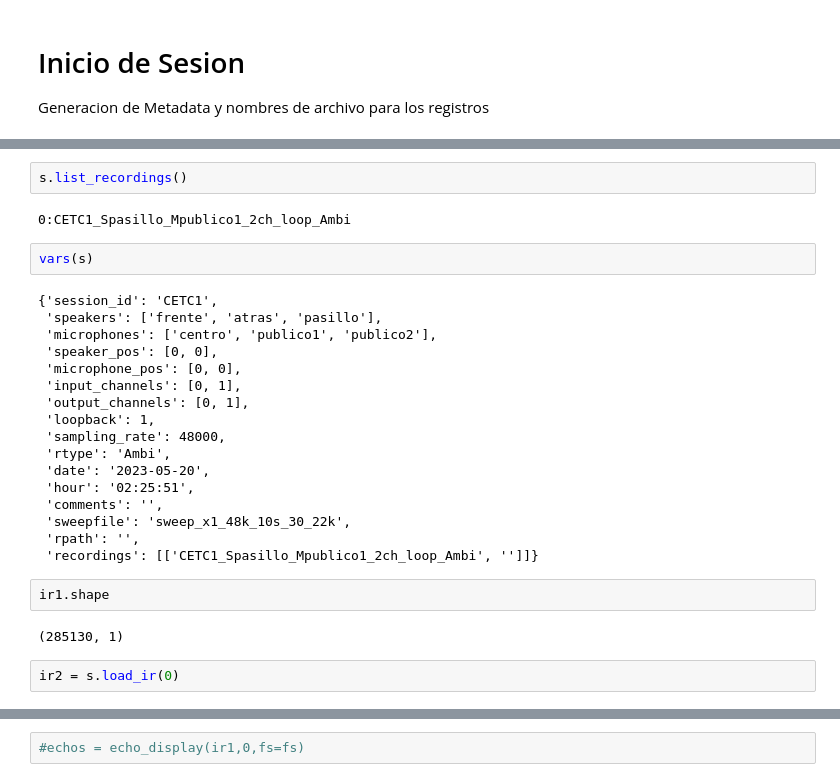
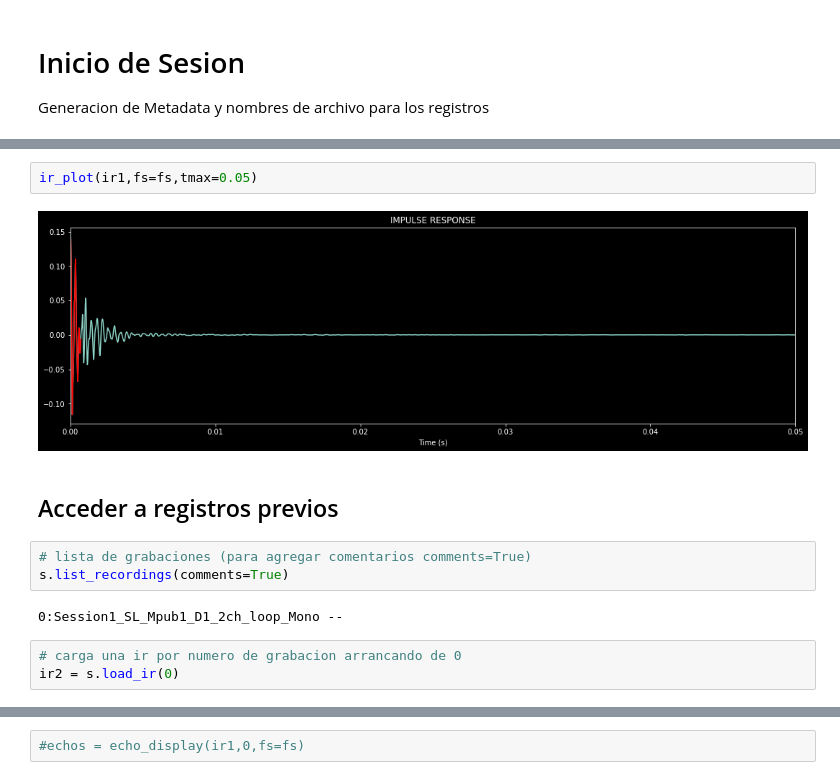
Before and after one commit to meguia/IRma, a Jupyter notebook: src/notebooks/field_session.ipynb, the cells around one changed output, grey strips where cells are left out. Cells and saved outputs as stored; diff of their text form.

```diff
--- a/src/notebooks/field_session.ipynb
+++ b/src/notebooks/field_session.ipynb
@@ -42,30 +73,15 @@ Extracting ---> CETC1_Spasillo_Mpublico1_2ch_loop_Ambi
 DONE
+# %%
+ir_plot(ir1,fs=fs,tmax=0.05)
+# %% [output]
+[figure, new version]
+# %% [markdown]
+## Acceder a registros previos
 # %%
-s.list_recordings()
+# lista de grabaciones (para agregar comentarios comments=True)
+s.list_recordings(comments=True)
 # %% [output]
-0:CETC1_Spasillo_Mpublico1_2ch_loop_Ambi
+0:Session1_SL_Mpub1_D1_2ch_loop_Mono --
-# %%
-vars(s)
-# %% [output]
-{'session_id': 'CETC1',
- 'speakers': ['frente', 'atras', 'pasillo'],
- 'microphones': ['centro', 'publico1', 'publico2'],
- 'speaker_pos': [0, 0],
- 'microphone_pos': [0, 0],
- 'input_channels': [0, 1],
- 'output_channels': [0, 1],
- 'loopback': 1,
- 'sampling_rate': 48000,
- 'rtype': 'Ambi',
- 'date': '2023-05-20',
- 'hour': '02:25:51',
- 'comments': '',
- 'sweepfile': 'sweep_x1_48k_10s_30_22k',
- 'rpath': '',
- 'recordings': [['CETC1_Spasillo_Mpublico1_2ch_loop_Ambi', '']]}
-# %%
-ir1.shape
-# %% [output]
-(285130, 1)
 # %%
+# carga una ir por numero de grabacion arrancando de 0
 ir2 = s.load_ir(0)
```
Also changed, not shown: parts of 22 cells of this notebook, 2 other files.
